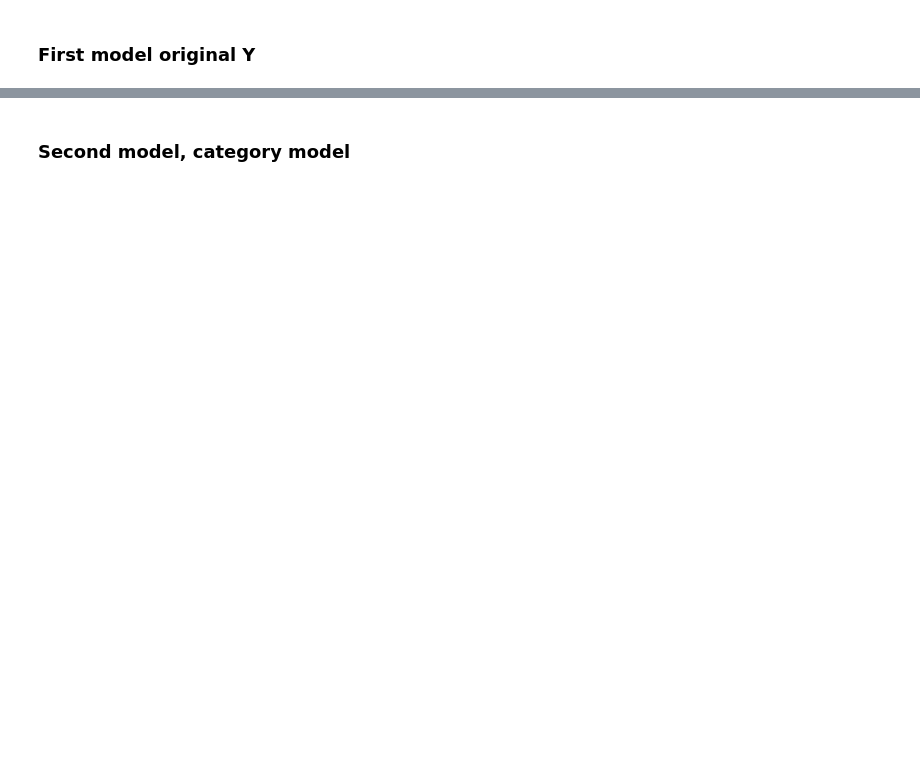
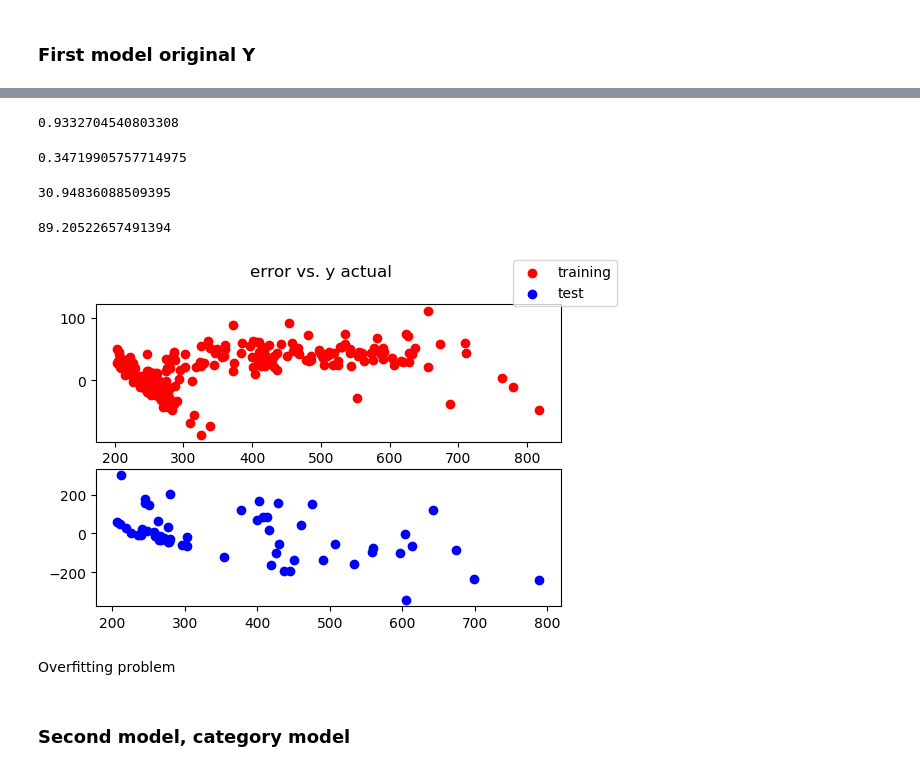
Before and after one commit to emissible/SPEEDCOM, a Jupyter notebook: SPEEDCOM/models/finger_print_rnn.ipynb, the cells around one changed output, grey strips where cells are left out. Drawn from its saved outputs; the diff is of its cells as text; code cells hidden in the pictures; blank space fills up the shorter version.

```diff
--- a/SPEEDCOM/models/finger_print_rnn.ipynb
+++ b/SPEEDCOM/models/finger_print_rnn.ipynb
@@ -32,5 +31,5 @@ X_fp.shape
 # %%
-Y = df.values[:,3]
+Y = df.values[:,8]
 # %% [markdown]
 ### First model original Y
 # %%
@@ -96,0 +54,2 @@ unique_int_counts
+# %%
+word_range = np.unique(X_train).max()-np.unique(X_train).min()+1
@@ -104,9 +67,11 @@ from keras.layers import LSTM, Dense, Embedding, Dropout, Flatten
 # %%
 hidden_size = 50
 model = Sequential()
-model.add(Embedding(256, hidden_size, input_length= X.shape[1]))
+model.add(Embedding(word_range, hidden_size, input_length= X.shape[1]))
 model.add(LSTM(hidden_size, return_sequences=True))
+model.add(BatchNormalization())
 model.add(LSTM(hidden_size, return_sequences=True))
+model.add(Dropout(0.4))
 model.add(LSTM(hidden_size, return_sequences=True))
 model.add(Dropout(0.4))
 model.add(Dense(hidden_size, activation='relu'))
@@ -135,3 +100,3 @@ _________________________________________________________________
 # %%
-model.fit(X_train, y_train, batch_size=32, validation_data=(X_test, y_test), epochs=100)
+history=model.fit(X_train, y_train, batch_size=32, validation_data=(X_test, y_test), epochs=100)
 # %% [output]
@@ -156,3 +120,25 @@ Epoch 100/100
+# %%
+metrics.r2_score(y_train, model.predict(X_train))
+# %% [output]
+0.9332704540803308
+# %%
+metrics.r2_score(y_test, model.predict(X_test))
+# %% [output]
+0.34719905757714975
+# %%
+metrics.mean_absolute_error(y_train, model.predict(X_train))
+# %% [output]
+30.94836088509395
+# %%
+metrics.mean_absolute_error(y_test, model.predict(X_test))
+# %% [output]
+89.20522657491394
+# %%
+mutls.plot_model_error(X_train,X_test,y_train, y_test, model)
+# %% [output]
+[figure, added]
+# %% [markdown]
+Overfitting problem
 # %% [markdown]
 ### Second model, category model
 # %%
```
Also changed, not shown: parts of 24 cells of this notebook, 1 other file.
